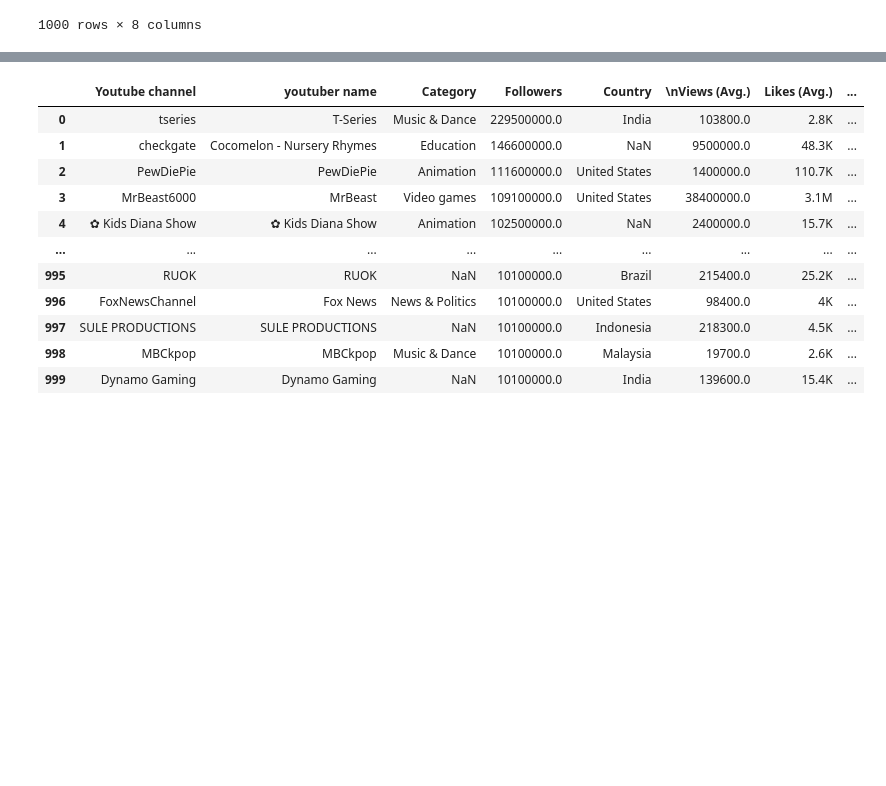
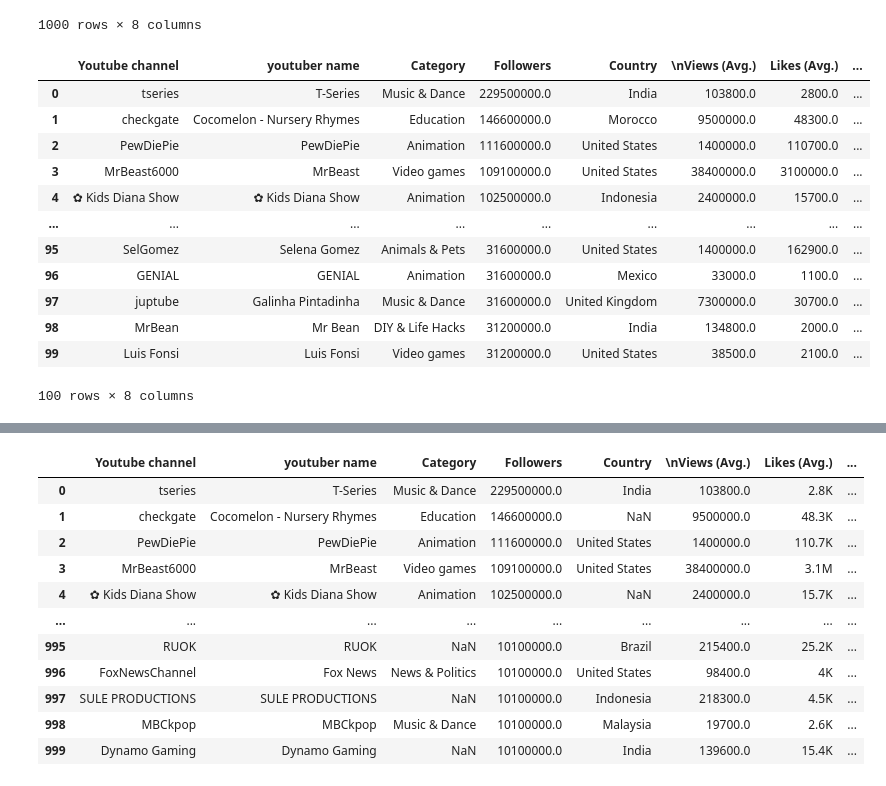
Before and after one commit to DMMPrice/Python-class, a Jupyter notebook: Project - 2/Miss Values.ipynb, the cells around one changed output, grey strips where cells are left out. Cells and saved outputs as stored; diff of their text form; code cells hidden in the pictures; blank space fills up the shorter version.

```diff
--- a/Project - 2/Miss Values.ipynb
+++ b/Project - 2/Miss Values.ipynb
@@ -175,6 +175,22 @@ df
 | 998 | MBCkpop | MBCkpop | Music & Dance | 10.1M | Malaysia | 19.7K | 2.6K | ... |
 | 999 | Dynamo Gaming | Dynamo Gaming | NaN | 10.1M | India | 139.6K | 15.4K | ... |
 1000 rows × 8 columns
+# %%
+df
+# %% [output]
+|  | Youtube channel | youtuber name | Category | Followers | Country | \nViews (Avg.) | Likes (Avg.) | ... |
+| 0 | tseries | T-Series | Music & Dance | 229500000.0 | India | 103800.0 | 2800.0 | ... |
+| 1 | checkgate | Cocomelon - Nursery Rhymes | Education | 146600000.0 | Morocco | 9500000.0 | 48300.0 | ... |
+| 2 | PewDiePie | PewDiePie | Animation | 111600000.0 | United States | 1400000.0 | 110700.0 | ... |
+| 3 | MrBeast6000 | MrBeast | Video games | 109100000.0 | United States | 38400000.0 | 3100000.0 | ... |
+| 4 | ✿ Kids Diana Show | ✿ Kids Diana Show | Animation | 102500000.0 | Indonesia | 2400000.0 | 15700.0 | ... |
+| ... | ... | ... | ... | ... | ... | ... | ... | ... |
+| 95 | SelGomez | Selena Gomez | Animals & Pets | 31600000.0 | United States | 1400000.0 | 162900.0 | ... |
+| 96 | GENIAL | GENIAL | Animation | 31600000.0 | Mexico | 33000.0 | 1100.0 | ... |
+| 97 | juptube | Galinha Pintadinha | Music & Dance | 31600000.0 | United Kingdom | 7300000.0 | 30700.0 | ... |
+| 98 | MrBean | Mr Bean | DIY & Life Hacks | 31200000.0 | India | 134800.0 | 2000.0 | ... |
+| 99 | Luis Fonsi | Luis Fonsi | Video games | 31200000.0 | United States | 38500.0 | 2100.0 | ... |
+100 rows × 8 columns
 # %%
 # Function to convert values
 def convert_to_number(x):
```
Also changed, not shown: parts of 2 cells of this notebook, 2 other files.
